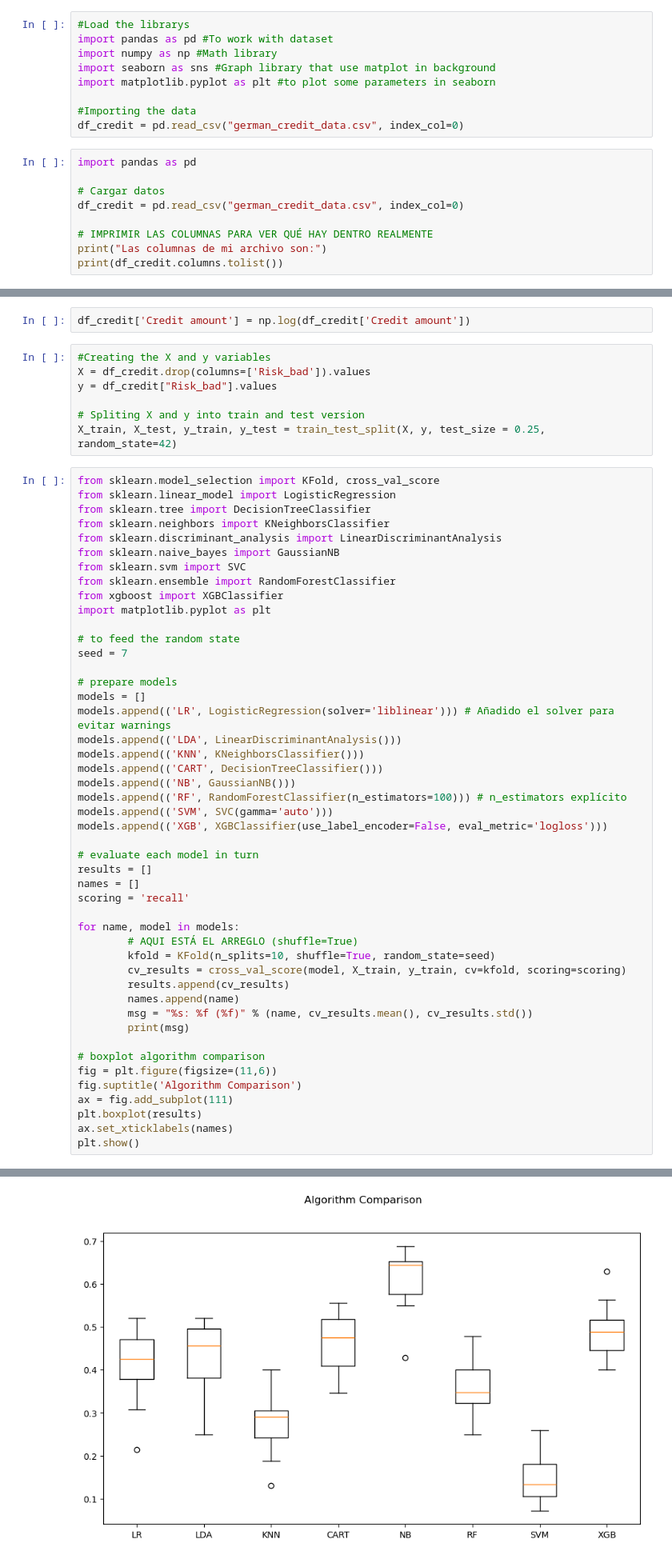
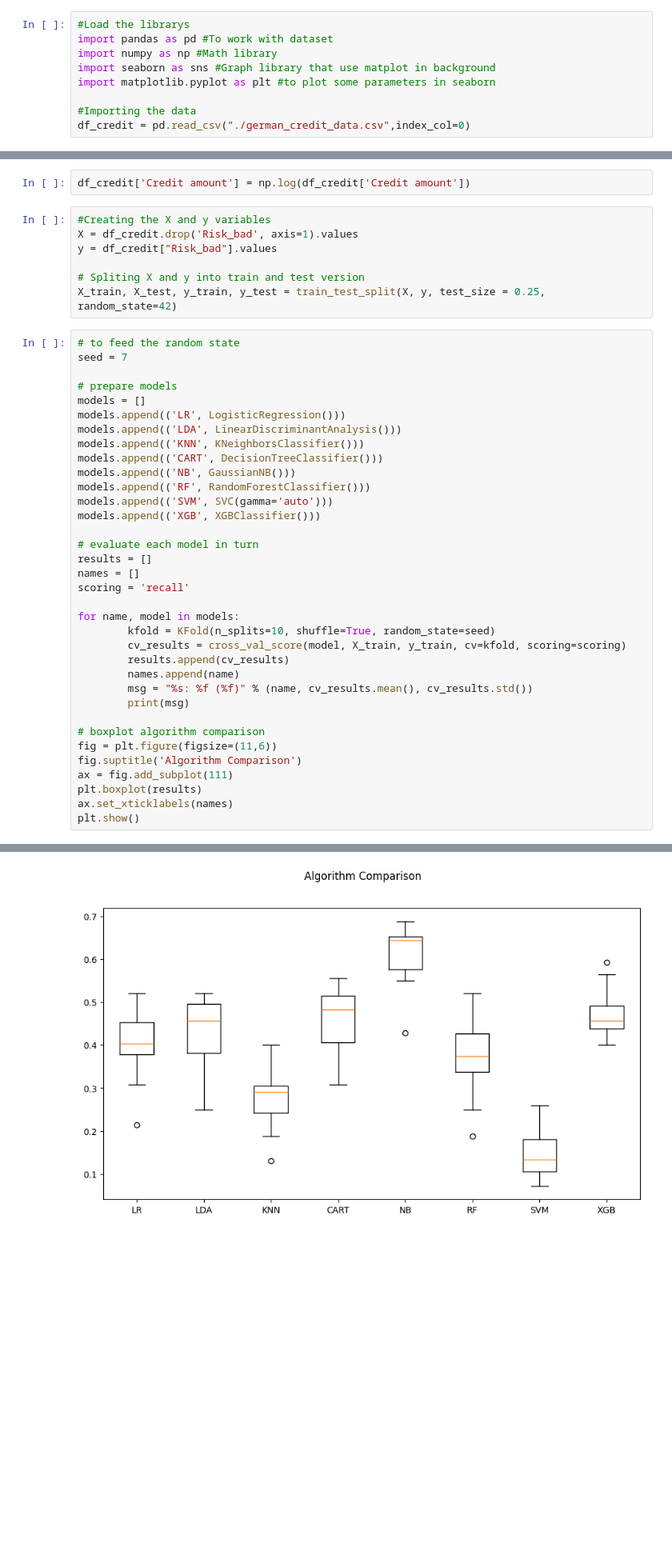
Before and after one commit to hugogs7/TXAI, a Jupyter notebook: predicting-credit-risk-model-pipeline-763ef1.ipynb, the cells around one changed output, grey strips where cells are left out. Shown at 80% size. Drawn from its saved outputs; the diff is of its cells as text; blank space fills up the shorter version.

Commit message:
first steps and metrics, all running localy

```diff
--- a/predicting-credit-risk-model-pipeline-763ef1.ipynb
+++ b/predicting-credit-risk-model-pipeline-763ef1.ipynb
@@ -73,13 +36,4 @@ import seaborn as sns #Graph library that use matplot in background
 import matplotlib.pyplot as plt #to plot some parameters in seaborn
 
 #Importing the data
-df_credit = pd.read_csv("german_credit_data.csv", index_col=0)
+df_credit = pd.read_csv("./german_credit_data.csv",index_col=0)
-# %%
-import pandas as pd
-
-# Cargar datos
-df_credit = pd.read_csv("german_credit_data.csv", index_col=0)
-
-# IMPRIMIR LAS COLUMNAS PARA VER QUÉ HAY DENTRO REALMENTE
-print("Las columnas de mi archivo son:")
-print(df_credit.columns.tolist())
@@ -1141,36 +1087,25 @@ from xgboost import XGBClassifier
 df_credit['Credit amount'] = np.log(df_credit['Credit amount'])
 # %%
 #Creating the X and y variables
-X = df_credit.drop(columns=['Risk_bad']).values
+X = df_credit.drop('Risk_bad', axis=1).values
 y = df_credit["Risk_bad"].values
 
 # Spliting X and y into train and test version
 X_train, X_test, y_train, y_test = train_test_split(X, y, test_size = 0.25, random_state=42)
 # %%
-from sklearn.model_selection import KFold, cross_val_score
-from sklearn.linear_model import LogisticRegression
-from sklearn.tree import DecisionTreeClassifier
-from sklearn.neighbors import KNeighborsClassifier
-from sklearn.discriminant_analysis import LinearDiscriminantAnalysis
-from sklearn.naive_bayes import GaussianNB
-from sklearn.svm import SVC
-from sklearn.ensemble import RandomForestClassifier
-from xgboost import XGBClassifier
-import matplotlib.pyplot as plt
-
 # to feed the random state
 seed = 7
 
 # prepare models
 models = []
-models.append(('LR', LogisticRegression(solver='liblinear'))) # Añadido el solver para evitar warnings
+models.append(('LR', LogisticRegression()))
 models.append(('LDA', LinearDiscriminantAnalysis()))
 models.append(('KNN', KNeighborsClassifier()))
 models.append(('CART', DecisionTreeClassifier()))
 models.append(('NB', GaussianNB()))
-models.append(('RF', RandomForestClassifier(n_estimators=100))) # n_estimators explícito
+models.append(('RF', RandomForestClassifier()))
 models.append(('SVM', SVC(gamma='auto')))
-models.append(('XGB', XGBClassifier(use_label_encoder=False, eval_metric='logloss')))
+models.append(('XGB', XGBClassifier()))
 
 # evaluate each model in turn
 results = []
@@ -1178,7 +1113,6 @@ names = []
 scoring = 'recall'
 
 for name, model in models:
-        # AQUI ESTÁ EL ARREGLO (shuffle=True)
         kfold = KFold(n_splits=10, shuffle=True, random_state=seed)
         cv_results = cross_val_score(model, X_train, y_train, cv=kfold, scoring=scoring)
         results.append(cv_results)
@@ -1222,4 +1156,4 @@ XGB: 0.491742 (0.064700)
-[figure, old version]
+[figure, new version]
 # %% [markdown]
 Very interesting. Almost all models shows a low value to recall.
 
```
Also changed, not shown: parts of 52 cells of this notebook.
